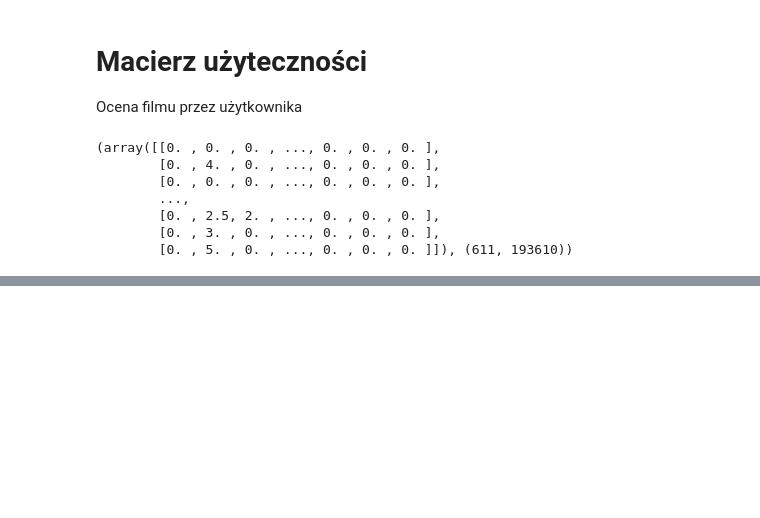
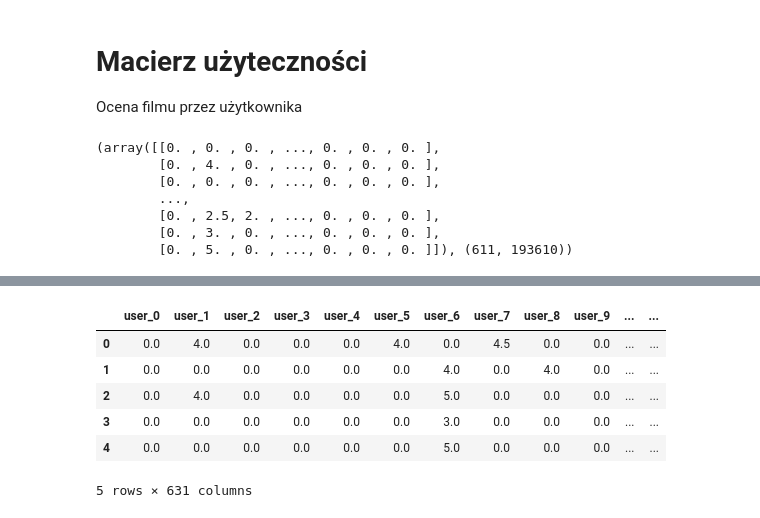
Before and after one commit to mbuszka/ml-project, a Jupyter notebook: Project.ipynb, the cells around one changed output, grey strips where cells are left out. Cells and saved outputs as stored; diff of their text form; code cells hidden in the pictures; blank space fills up the shorter version.

```diff
--- a/Project.ipynb
+++ b/Project.ipynb
@@ -153,32 +80,0 @@ movies
-# %%
-import matplotlib.pyplot as plt
-import matplotlib.image as mpimg
-import subprocess
-from PIL import Image
-import requests
-from io import BytesIO
-
-
-to_hex = lambda x: (int(x)).to_bytes(1, byteorder='big').hex()
-
-response = requests.get("https://i.ytimg.com/vi/81HzhwDmM-o/hqdefault.jpg")
-
-img = np.array(Image.open(BytesIO(response.content)))
-
-# img=mpimg.imread('/Users/michal/Pictures/icarrot.jpg')
-
-y, x, _ = img.shape
-y = np.linspace(0,y-1,256).astype(int)
-x = np.linspace(0,x-1,256).astype(int)
-xx, yy = np.meshgrid(x,y)
-img = img[yy, xx].astype(int)
-plt.imshow(img)
-host = "2001:470:624b:1337:1337"
-
-# for i in range(120, 256):
-#     for j in range(120, 256):
-#         print(i,j)
-#         color = [to_hex(x) for x in img[i,j,:]]
-#         command = ['ping6', '-c', '1', f"{host}:{to_hex(j)}:{to_hex(i)}{color[0]}:{color[1]}{color[2]}"]
-#         print(command)
-#         subprocess.call(command)
@@ -202,0 +85,21 @@ Collecting multiping
+# %%
+Tree_data = pd.DataFrame(
+        data=utility_matrix.toarray()[:, movies["movieId"]].T,
+        # index=movies["movieId"],
+        columns=[f"user_{x}" for x in range(utility_matrix.shape[0])]
+
+)
+# movies.shape, utility_matrix.toarray()[:, movies["movieId"]].T.shape
+# print(Tree_data.shape, movies[list(genres)].shape, movies["mean"].shape)
+Tree_data[list(genres)] = movies[list(genres)]
+Tree_data['mean'] = movies['mean']
+Tree_data = Tree_data.fillna(0)
+Tree_data.head()
+# %% [output]
+|  | user_0 | user_1 | user_2 | user_3 | user_4 | user_5 | user_6 | user_7 | user_8 | user_9 | ... | ... |
+| 0 | 0.0 | 4.0 | 0.0 | 0.0 | 0.0 | 4.0 | 0.0 | 4.5 | 0.0 | 0.0 | ... | ... |
+| 1 | 0.0 | 0.0 | 0.0 | 0.0 | 0.0 | 0.0 | 4.0 | 0.0 | 4.0 | 0.0 | ... | ... |
+| 2 | 0.0 | 4.0 | 0.0 | 0.0 | 0.0 | 0.0 | 5.0 | 0.0 | 0.0 | 0.0 | ... | ... |
+| 3 | 0.0 | 0.0 | 0.0 | 0.0 | 0.0 | 0.0 | 3.0 | 0.0 | 0.0 | 0.0 | ... | ... |
+| 4 | 0.0 | 0.0 | 0.0 | 0.0 | 0.0 | 0.0 | 5.0 | 0.0 | 0.0 | 0.0 | ... | ... |
+5 rows × 631 columns
```
Also changed, not shown: parts of 12 cells of this notebook, 2 other files.
